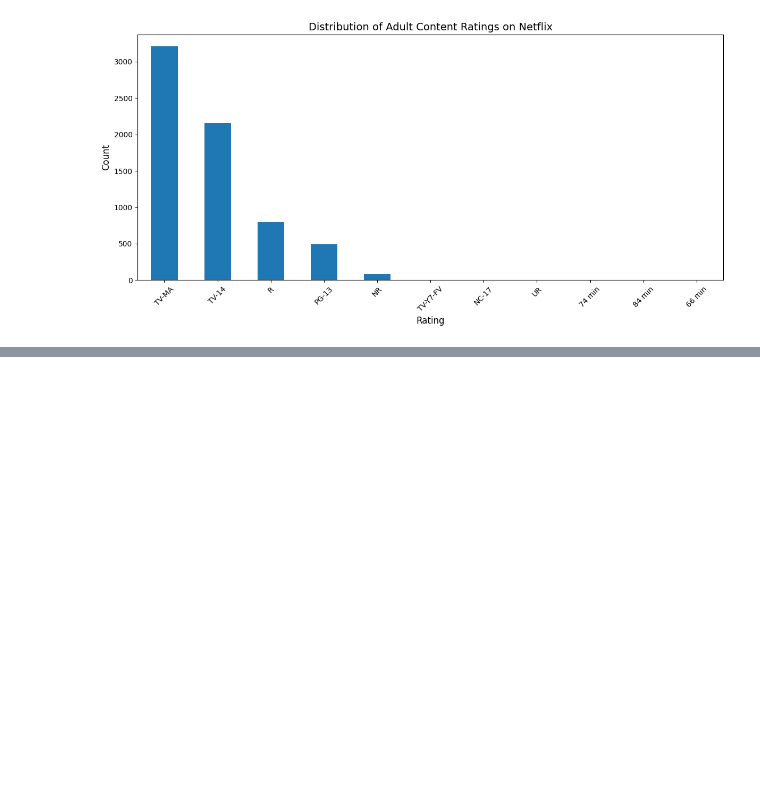
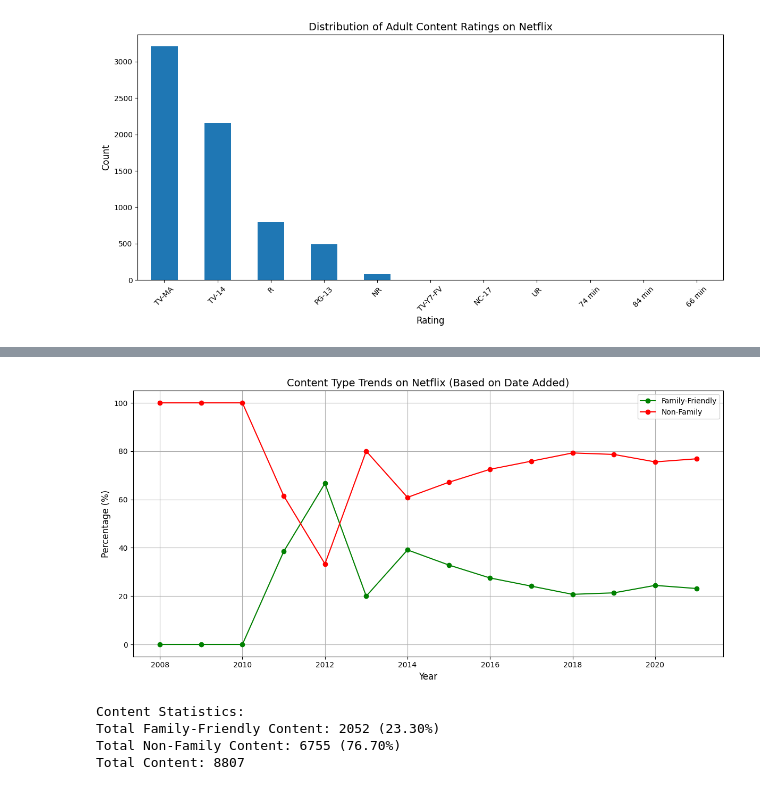
Before and after one commit to seungboAn/DATAthon, a Jupyter notebook: 김대환/joshworkspace.ipynb, the cells around one changed output, grey strips where cells are left out. Saved outputs shown, nothing was run; the diff lists cells and outputs as text; code cells hidden in the pictures; blank space fills up the shorter version.

```diff
--- a/김대환/joshworkspace.ipynb
+++ b/김대환/joshworkspace.ipynb
@@ -238,0 +265,33 @@ plt.show()
+# %%
+# family-friendly와 non-family 콘텐츠 비율 추이 비교
+plt.figure(figsize=(12, 6))
+
+family_trend = netflix_data.groupby('added_year')['family_friendly'].mean() * 100
+family_trend = family_trend.dropna()
+
+non_family_trend = netflix_data.groupby('added_year')['family_friendly'].apply(lambda x: (~x).mean() * 100)
+non_family_trend = non_family_trend.dropna()
+
+family_trend.plot(kind='line', marker='o', color='g', label='Family-Friendly')
+non_family_trend.plot(kind='line', marker='o', color='r', label='Non-Family')
+
+plt.title('Content Type Trends on Netflix (Based on Date Added)', fontsize=14)
+plt.xlabel('Year', fontsize=12)
+plt.ylabel('Percentage (%)', fontsize=12)
+plt.grid(True)
+plt.legend()
+plt.tight_layout()
+plt.show()
+
+print("\nContent Statistics:")
+total_family = netflix_data['family_friendly'].sum()
+total_content = len(netflix_data)
+print(f"Total Family-Friendly Content: {total_family} ({(total_family/total_content)*100:.2f}%)")
+print(f"Total Non-Family Content: {total_content - total_family} ({((total_content-total_family)/total_content)*100:.2f}%)")
+print(f"Total Content: {total_content}")
+# %% [output]
+[figure, added]
+Content Statistics:
+Total Family-Friendly Content: 2052 (23.30%)
+Total Non-Family Content: 6755 (76.70%)
+Total Content: 8807
```
Also changed, not shown: parts of 3 cells of this notebook.
